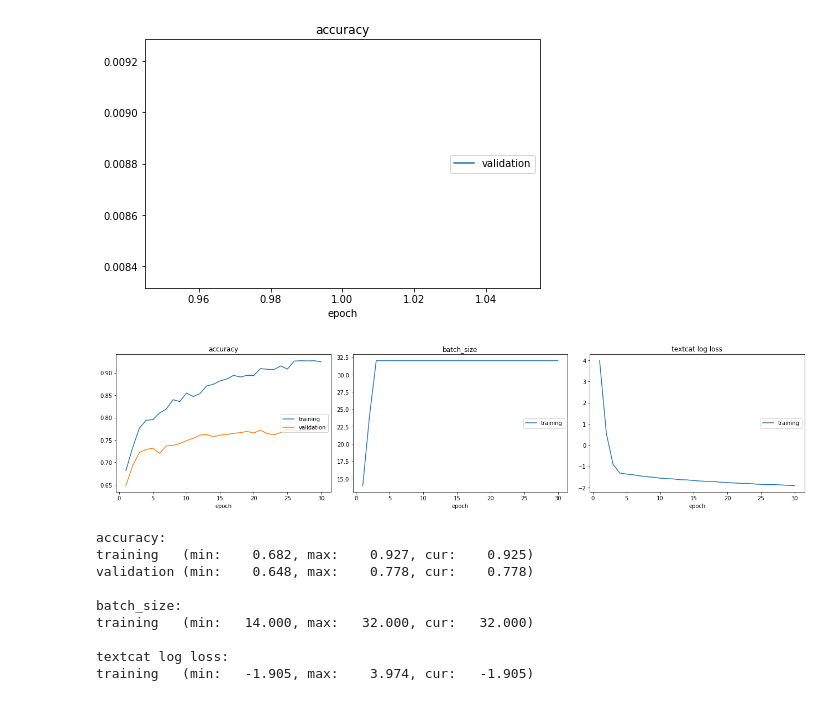
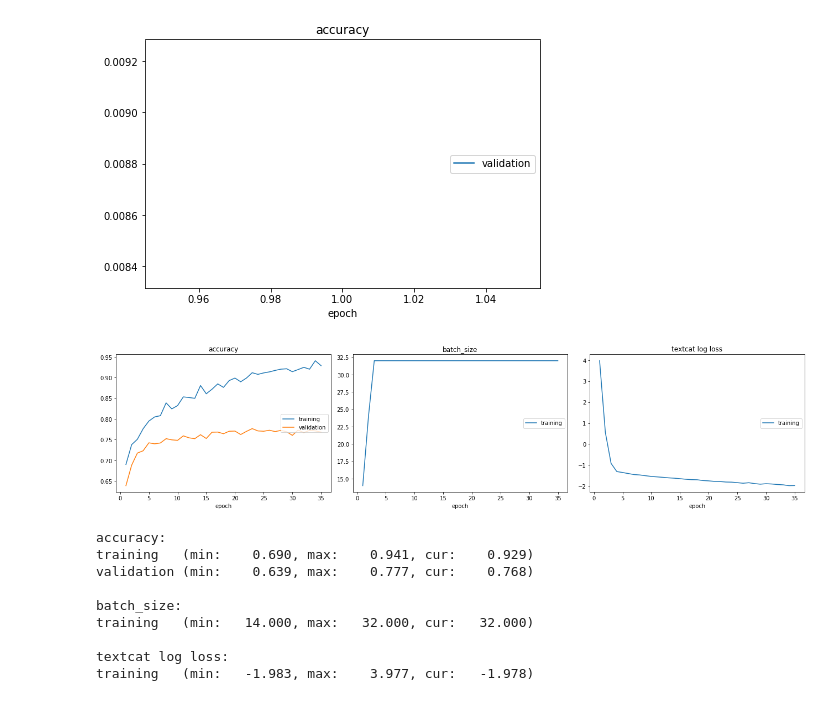
Before and after one commit to buriy/spacy-ru, a Jupyter notebook: notebooks/examples/textcat_news_topics.ipynb, the cells around one changed output. Cells and saved outputs as stored; diff of their text form; code cells hidden in the pictures.

Commit message:
Fixed notebook output format, added optimizer to the options, speedups.

```diff
--- a/notebooks/examples/textcat_news_topics.ipynb
+++ b/notebooks/examples/textcat_news_topics.ipynb
@@ -161,44 +182,45 @@ def make_optimizer():
 # %%
 import math
 # %%
-n_iter = 30
+n_iter = 35
 
 liveloss = PlotLosses(skip_first=0, max_cols=3)
 
 other_pipes = [pipe for pipe in nlp.pipe_names if pipe != "textcat"]
 with nlp.disable_pipes(*other_pipes):  # only train textcat
     print("Training:", nlp.pipeline)
-    optimizer = nlp.resume_training(**CFG)
+    optimizer = nlp.begin_training(sgd=make_optimizer(), **CFG)
     #print("{:^5}\t{:^5}".format("LOSS", "ACC"))
     batch_sizes = compounding(4.0, 32.0, 1.0005)
     for i in range(n_iter): #tqdm(range(n_iter)):
         max_batch_size = 0
         losses = {}
         random.shuffle(df_train)
         batches = minibatch(tqdm(df_train, leave=False), size=batch_sizes)
+        print("Training...")
         for j, batch in enumerate(batches):
             max_batch_size = max(max_batch_size, len(batch))
             #texts, annotations = zip(*batch)
             docs = []
             golds = []
             for text, gold_cat in batch:
                 docs.append(text)
                 golds.append({'cats': {c: gold_cat==c for c in classes}})
             nlp.update(docs, golds, sgd=optimizer, drop=0.5, losses=losses)
-        all_losses = evaluate(nlp.tokenizer, textcat, df_train[-2500:])
+        all_losses = evaluate(nlp.tokenizer, textcat, df_train[::10])
         all_losses.update({'batch_size': max_batch_size, 'textcat log loss': math.log(1e-10 + losses['textcat'])})
         val_losses = evaluate(nlp.tokenizer, textcat, df_dev)
         all_losses.update({'val_'+k: v for k,v in val_losses.items()})
         liveloss.update(all_losses)
         liveloss.draw()
 # %% [output]
-[figure, old version]
+[figure, new version]
 accuracy:
-training   (min:    0.682, max:    0.927, cur:    0.925)
-validation (min:    0.648, max:    0.778, cur:    0.778)
+training   (min:    0.690, max:    0.941, cur:    0.929)
+validation (min:    0.639, max:    0.777, cur:    0.768)
 
 batch_size:
 training   (min:   14.000, max:   32.000, cur:   32.000)
 
 textcat log loss:
-training   (min:   -1.905, max:    3.974, cur:   -1.905)
+training   (min:   -1.983, max:    3.977, cur:   -1.978)
```
Also changed, not shown: parts of 3 cells of this notebook.
